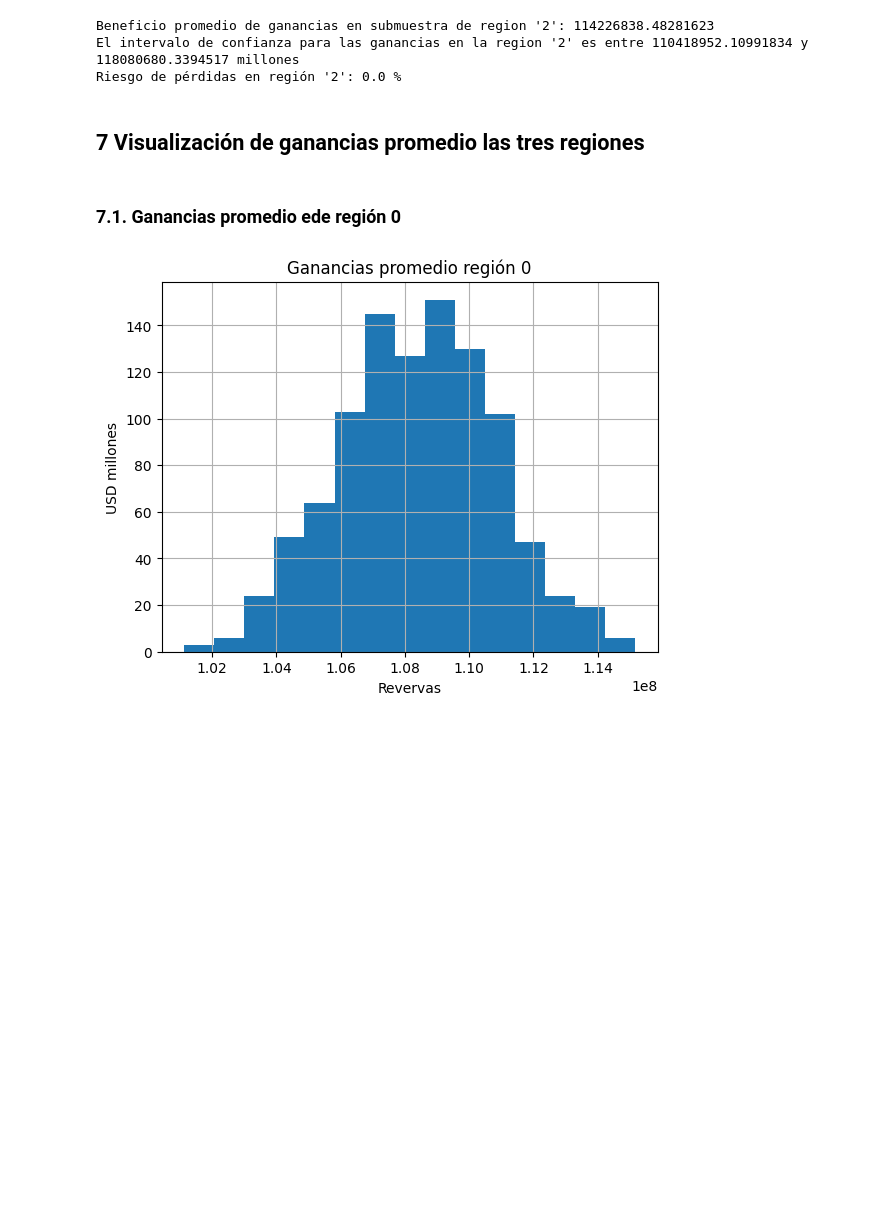
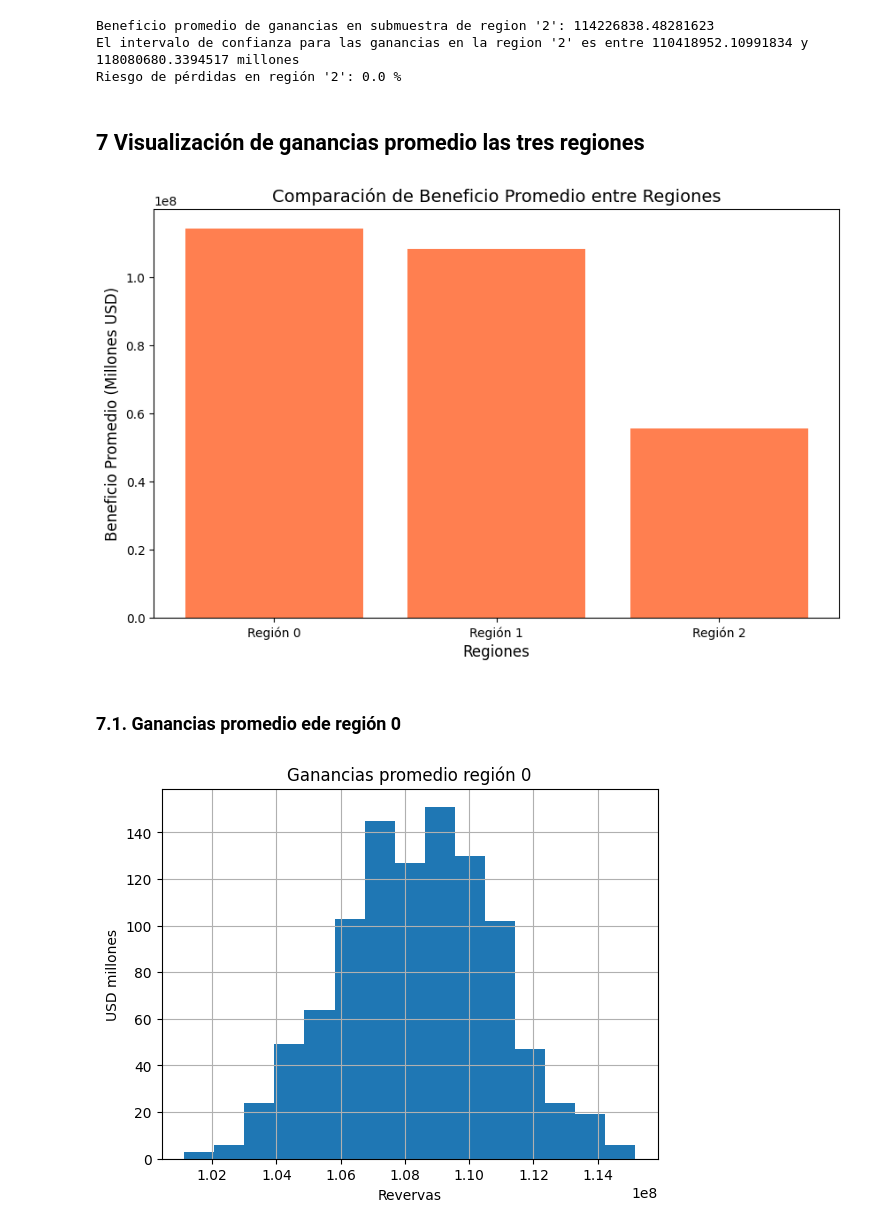
Before and after one commit to wh1tneyr/OilyGiant, a Jupyter notebook: oil.ipynb, the cells around one changed output. Saved outputs shown, nothing was run; the diff lists cells and outputs as text; code cells hidden in the pictures; blank space fills up the shorter version.

Commit message:
visualiacion de beneficio promedio entre regiones

```diff
--- a/oil.ipynb
+++ b/oil.ipynb
@@ -501,6 +501,25 @@ El intervalo de confianza para las ganancias en la region '2' es entre 110418952
 Riesgo de pérdidas en región '2': 0.0 %
 # %% [markdown]
 ## 7 Visualización de ganancias promedio las tres regiones
+# %%
+# Ganancias promedio por región
+regiones = ['Región 0', 'Región 1', 'Región 2']
+revenue_mean_values = [revenue_subsamples_mean_0, revenue_subsamples_mean_1, revenue_subsamples_mean_2]  # Beneficios promedio de cada región
+revenue_mean_values.sort(reverse=True)
+
+# Crear el gráfico de barras
+plt.figure(figsize=(10, 6))
+plt.bar(regiones, revenue_mean_values, color='#FF7F50')  # Cambiado a color coral
+
+# Títulos y etiquetas
+plt.title('Comparación de Beneficio Promedio entre Regiones', fontsize=14)
+plt.xlabel('Regiones', fontsize=12)
+plt.ylabel('Beneficio Promedio (Millones USD)', fontsize=12)
+
+# Mostrar el gráfico
+plt.show()
+# %% [output]
+[figure, added]
 # %% [markdown]
 ### 7.1. Ganancias promedio ede región 0
 # %%
```
